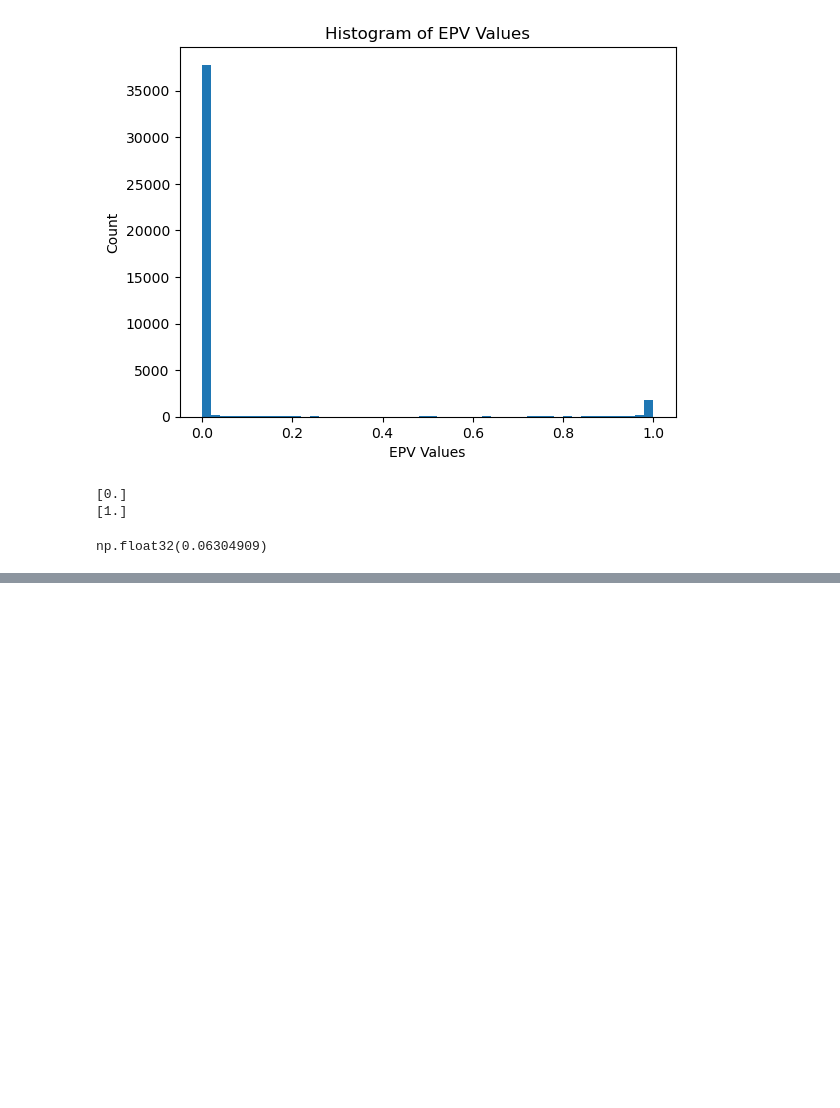
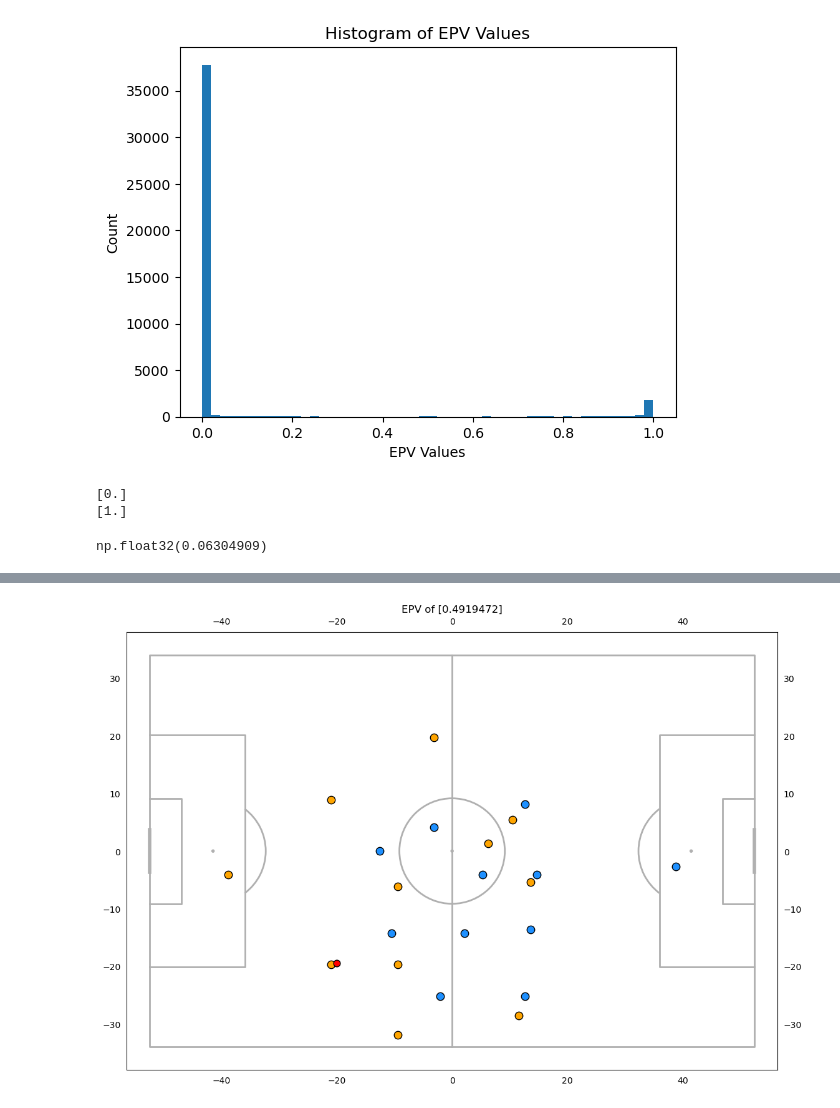
Before and after one commit to alexmiale/ds4420_project, a Jupyter notebook: epv/EPV_Model.ipynb, the cells around one changed output, grey strips where cells are left out. Saved outputs shown, nothing was run; the diff lists cells and outputs as text; code cells hidden in the pictures; blank space fills up the shorter version.

```diff
--- a/epv/EPV_Model.ipynb
+++ b/epv/EPV_Model.ipynb
@@ -224,0 +358,4 @@ length_max = PITCH_LENGTH/2
+# %%
+plot_epv(0.49, 0.5)
+# %% [output]
+[figure, added]
```
Also changed, not shown: parts of 18 cells of this notebook, 5 other files.
